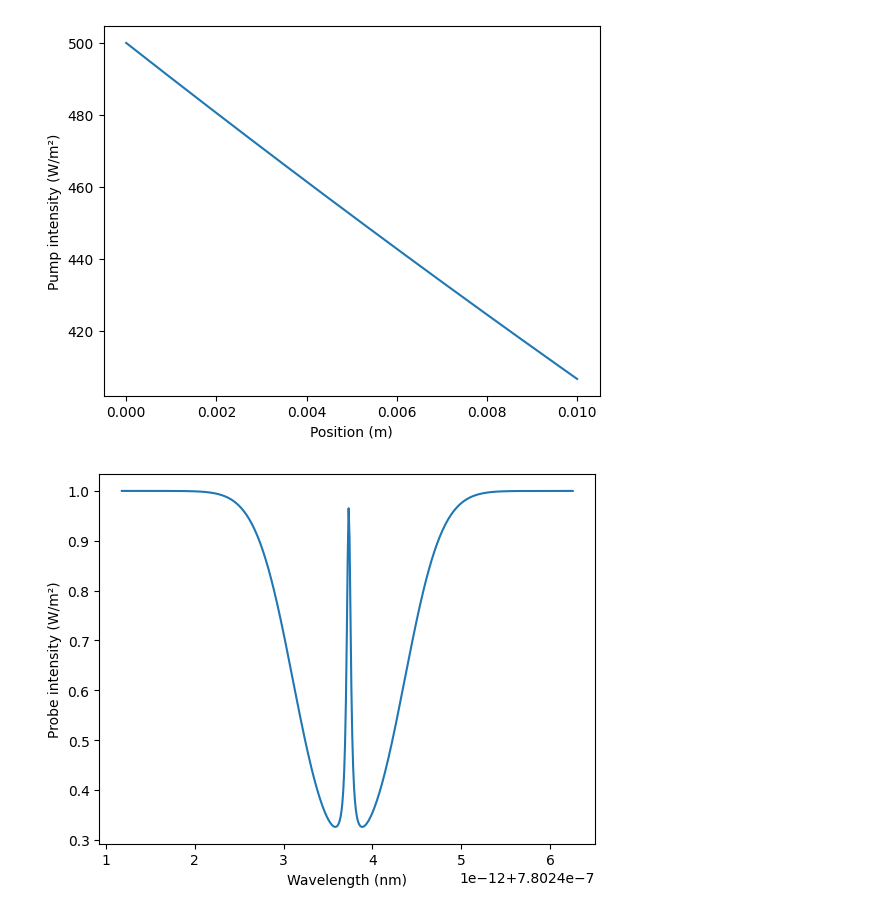
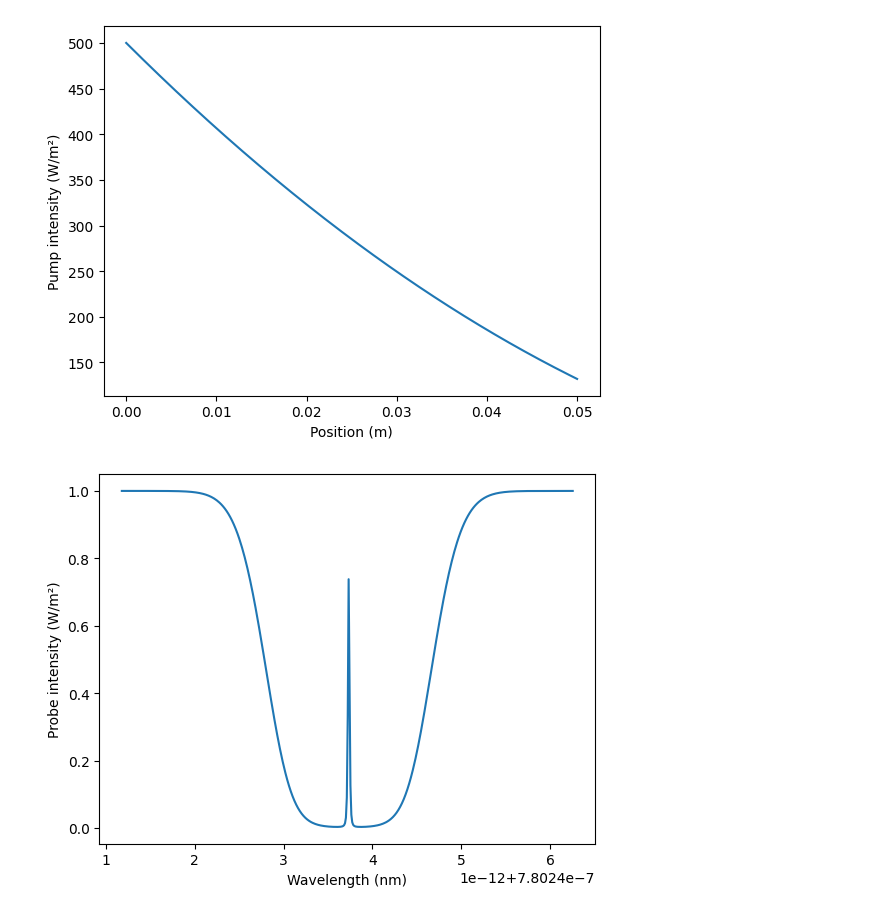
Before and after one commit to ErayBaykal/SAS_Sims, a Jupyter notebook: SAS_Sims.ipynb, the cells around one changed output. Drawn from its saved outputs; the diff is of its cells as text; code cells hidden in the pictures.

```diff
--- a/SAS_Sims.ipynb
+++ b/SAS_Sims.ipynb
@@ -10,6 +10,7 @@ gamma = 2*np.pi*6.0666e6 #Hz
 alpha = gamma/I_sat #m^2/J
 
 T = 308.15 #K
+l = 0.05 #m
 h = 6.62607015e-34 #m^2 kg/s
 k = 1.380649e-23 #J/K
 c = 2.99792458e8 #m/s
@@ -51,8 +52,8 @@ K_pump_val = K(t=pump_transition, v=nu_pump)  # scalar absorption coefficient
 def fun_pump(x, y):
     return [-K_pump_val * y[0] / np.sqrt(1 + 2*y[0]/I_sat)]
 
-x_points = np.linspace(0, 0.01, 300)
-solution_pump = solve_ivp(fun_pump, [0, 0.01], y0=[I_pump_0], method='RK45', t_eval=x_points)
+x_points = np.linspace(0, l, 300)
+solution_pump = solve_ivp(fun_pump, [0, l], y0=[I_pump_0], method='RK45', t_eval=x_points)
 
 I_pump_x = solution_pump.y[0]  # pump intensity as a function of x, for use in population ratio
 
@@ -61,36 +62,36 @@ plt.xlabel('Position (m)')
 plt.ylabel('Pump intensity (W/m²)')
 plt.show()
 # %% [output]
-[figure, old version]
+[figure, new version]
 # %%
 # --- probe beam: frequency dependent, counter-propagating ---
 
 I_probe_0 = 1  # W/m^2, initial probe intensity (enters at x=0.05)
 probe_transition = 4
 
 f_probe = np.linspace(3.84228e14, 3.842305e14, 500)
 nu_probe = freqs[probe_transition - 2]
 K_probe_vals = K(t=probe_transition, v=f_probe)  # array, one value per frequency
 
 def fun_probe(x, y):
     I_pump_at_x = np.interp(x, x_points, I_pump_x)  # pump intensity at current x
     L = 1 / (1 + (4*(f_probe - nu_probe)**2) / (gamma/(2*np.pi))**2)
     P = 1 / (1 + 2*alpha*L*I_pump_at_x/gamma)
     return K_probe_vals * P * y
 
 # solve from x=0.05 back to x=0 (counter-propagating)
 y0_probe = np.full(len(f_probe), I_probe_0)
-solution_probe = solve_ivp(fun_probe, [0.01, 0], y0=y0_probe, method='RK45', t_eval=x_points[::-1])
+solution_probe = solve_ivp(fun_probe, [l, 0], y0=y0_probe, method='RK45', t_eval=x_points[::-1])
 
 # flip so x goes 0 -> 0.05 to match pump
 I_probe_x = solution_probe.y[:, ::-1]  # shape: (500 freqs, 300 x_points)
 
 plt.plot(c/f_probe, I_probe_x[:, 0])  # probe spectrum at x=0 (exit face)
 plt.xlabel('Wavelength (nm)')
 plt.ylabel('Probe intensity (W/m²)')
 plt.show()
 # %% [output]
-[figure, old version]
+[figure, new version]
 # %%
 import plotly.graph_objects as go
 
```
